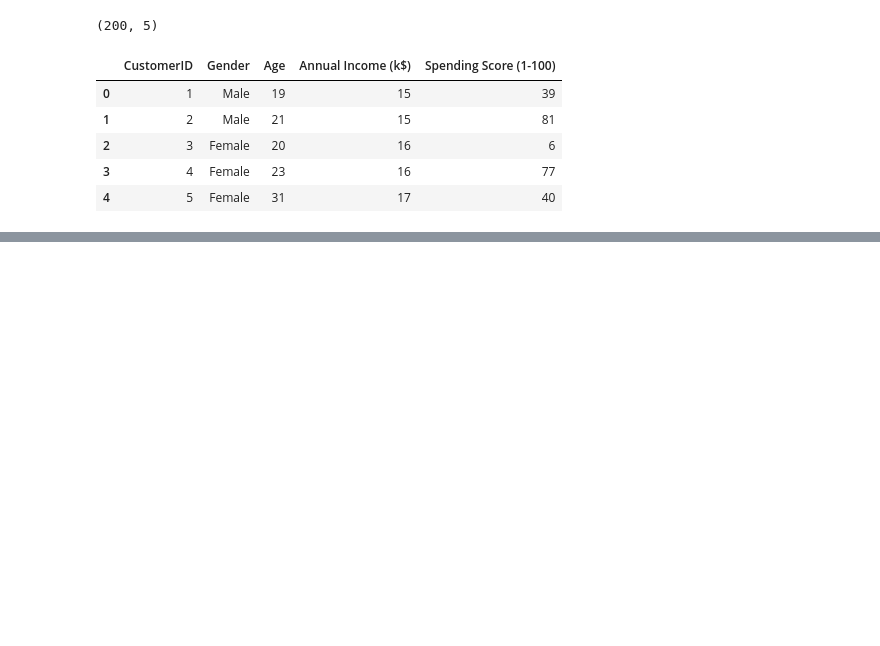
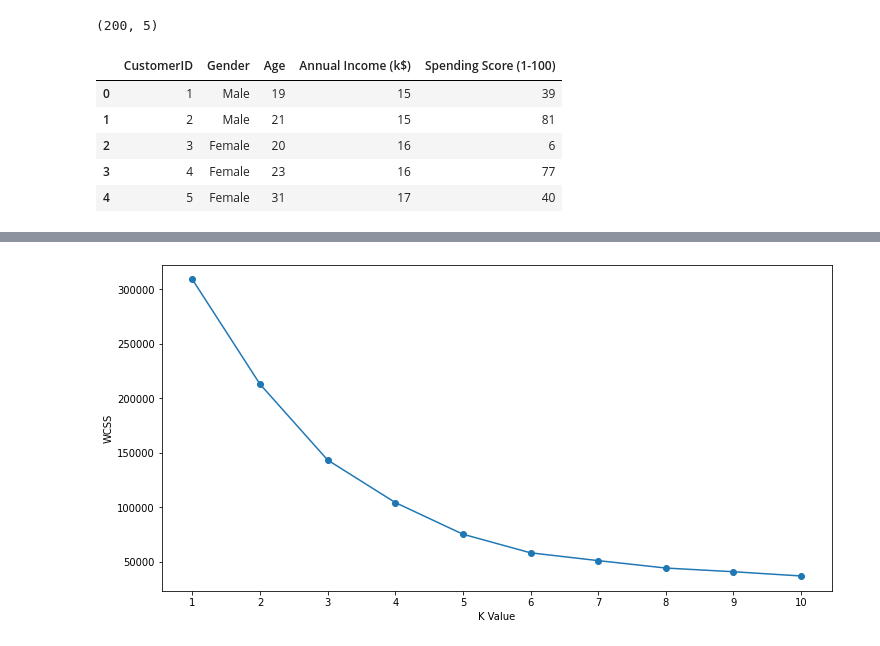
Before and after one commit to guangyitan/Udemy-Unsupervised-Machine-Learning-with-2-Capstone-ML-Projects, a Jupyter notebook: Implementing_Kmeans_on_Mall_Dataset.ipynb, the cells around one changed output, grey strips where cells are left out. Saved outputs shown, nothing was run; the diff lists cells and outputs as text; code cells hidden in the pictures; blank space fills up the shorter version.

```diff
--- a/Implementing_Kmeans_on_Mall_Dataset.ipynb
+++ b/Implementing_Kmeans_on_Mall_Dataset.ipynb
@@ -29,0 +121,19 @@ data.head()
+# %%
+#Taking the features
+df2 = data.copy()
+X2 = df2[["Age","Annual Income (k$)","Spending Score (1-100)"]]
+#Now we calculate the Within Cluster Sum of Squared Errors (WSS) for different values of k.
+wcss = []
+for i in range(1,11):
+    km2 = KMeans(n_clusters=i, init="k-means++")
+    km2.fit(X2)
+    wcss.append(km2.inertia_)
+# %%
+plt.figure(figsize=(12,6))
+plt.plot(range(1,11), wcss, marker ="o")
+plt.xlabel("K Value")
+plt.xticks(np.arange(1,11,1))
+plt.ylabel("WCSS")
+plt.show()
+# %% [output]
+[figure, added]
```
Also changed, not shown: parts of 14 cells of this notebook.
